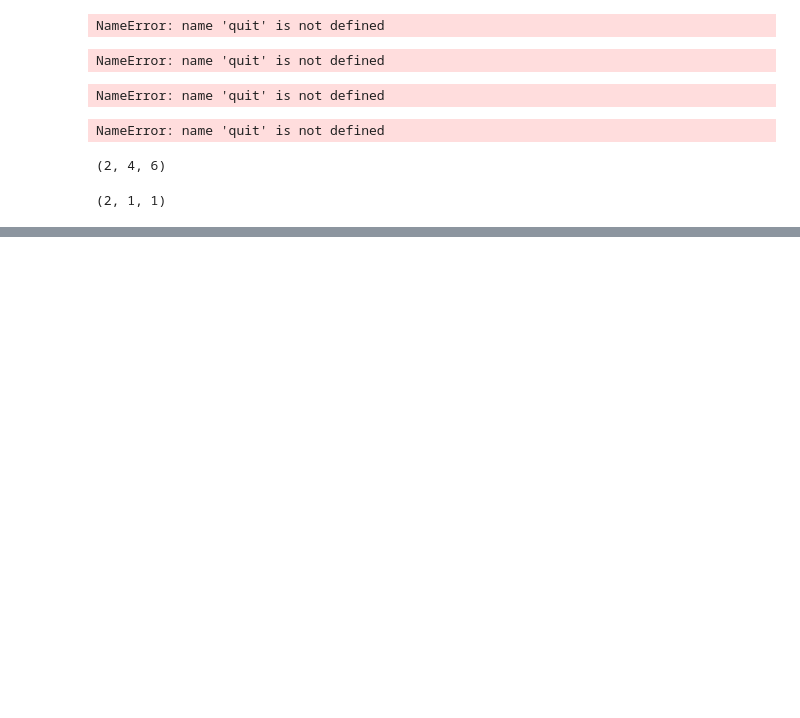
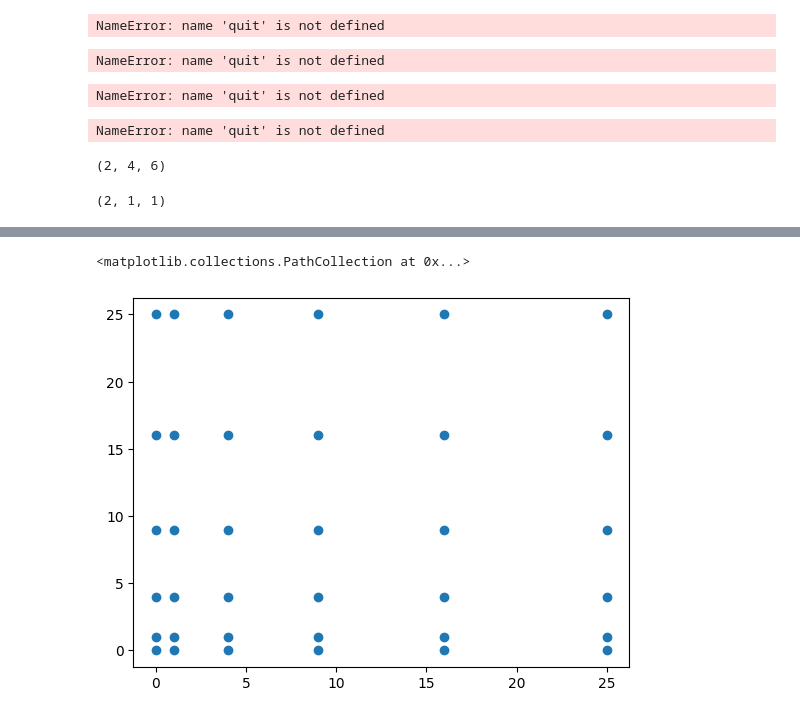
Before and after one commit to Sylethil/Math-for-Programmers, a Jupyter notebook: Chapter 04/ch4work.ipynb, the cells around one changed output, grey strips where cells are left out. Saved outputs shown, nothing was run; the diff lists cells and outputs as text; code cells hidden in the pictures; blank space fills up the shorter version.

```diff
--- a/Chapter 04/ch4work.ipynb
+++ b/Chapter 04/ch4work.ipynb
@@ -163,0 +190,6 @@ stretch_x_by(2)((1,1,1))
+# %%
+points = [(x**2,y**2) for x in range(0,6) for y in range(0,6)]
+plt.scatter([point[0] for point in points], [point[1] for point in points])
+# %% [output]
+<matplotlib.collections.PathCollection at 0x...>
+[figure, added]
```
Also changed, not shown: parts of 10 cells of this notebook, 1 other file.
